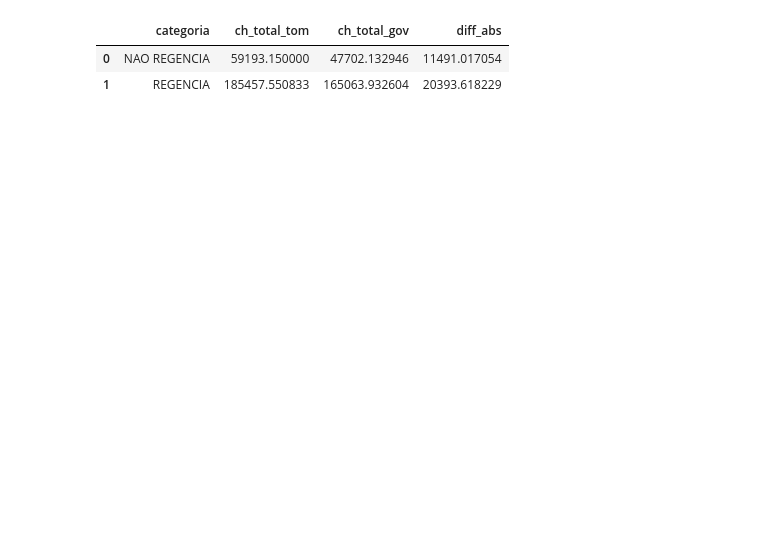
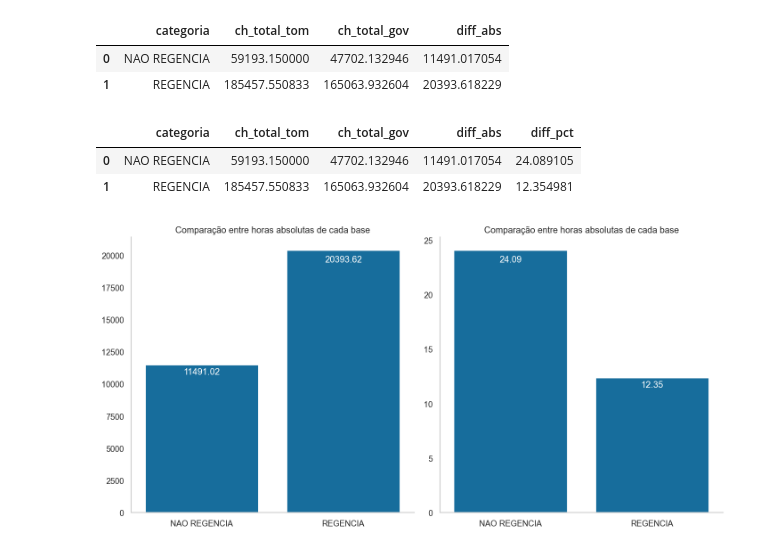
Before and after one commit to raulward/tec_case_tom_educacao, a Jupyter notebook: notebooks/main.ipynb, the cells around one changed output. Cells and saved outputs as stored; diff of their text form; code cells hidden in the pictures; blank space fills up the shorter version.

```diff
--- a/notebooks/main.ipynb
+++ b/notebooks/main.ipynb
@@ -1065,7 +1123,8 @@ ax2.set_xticklabels(ax2.get_xticklabels(), rotation=90)
 
 
 for spine in ['top','right','bottom','left']:
-    ax.spines[spine].set_visible(False)
+    ax1.spines[spine].set_visible(False)
+    ax2.spines[spine].set_visible(False)
 
 ax1.grid(False)
 ax2.grid(False)
@@ -1087,9 +1147,51 @@ print
 |  | categoria | ch_total_tom | ch_total_gov | diff_abs |
 | 0 | NAO REGENCIA | 59193.150000 | 47702.132946 | 11491.017054 |
 | 1 | REGENCIA | 185457.550833 | 165063.932604 | 20393.618229 |
+# %%
+regency_comp['diff_pct'] = (regency_comp['ch_total_tom'] - regency_comp['ch_total_gov']) / regency_comp['ch_total_gov'] * 100
+
+regency_comp
+# %% [output]
+|  | categoria | ch_total_tom | ch_total_gov | diff_abs | diff_pct |
+| 0 | NAO REGENCIA | 59193.150000 | 47702.132946 | 11491.017054 | 24.089105 |
+| 1 | REGENCIA | 185457.550833 | 165063.932604 | 20393.618229 | 12.354981 |
 # %%
-fig, ax = plt.subplots(figsize=(6, 6))
+fig, axes = plt.subplots(1, 2, figsize=(12, 6))
 
-regency_comp['diff_pct'] = regency_comp['']
+ax1 = axes[0]
+ax2 = axes[1]
 
-ax = sns.barplot(data=regency_comp, x='categoria', y='diff_abs')
+sns.barplot(data=regency_comp, x='categoria', y='diff_abs', ax=ax1)
+ax1.set_title('Comparação entre horas absolutas de cada base')
+ax1.set_xlabel('')
+ax1.set_ylabel('')
+
+sns.barplot(data=regency_comp, x='categoria', y='diff_pct', ax=ax2)
+ax2.set_title('Comparação entre horas absolutas de cada base')
+ax2.set_xlabel('')
+ax2.set_ylabel('')
+
+
+for spine in ['top','right']:
+    ax1.spines[spine].set_visible(False)
+    ax2.spines[spine].set_visible(False)
+
+for ax in axes:
+    for bar in ax.patches:
+        x = bar.get_width() / 2 + bar.get_x()
+        y = bar.get_height()
+
+        ax.text(
+            x=x, y=y * 0.98,
+            s=f'{y:.2f}',
+            va='top', ha='center',
+            color='white',
+        )
+
+ax1.grid(False)
+ax2.grid(False)
+
+plt.tight_layout()
+plt.show()
+# %% [output]
+[figure, added]
```
Also changed, not shown: parts of 45 cells of this notebook.
